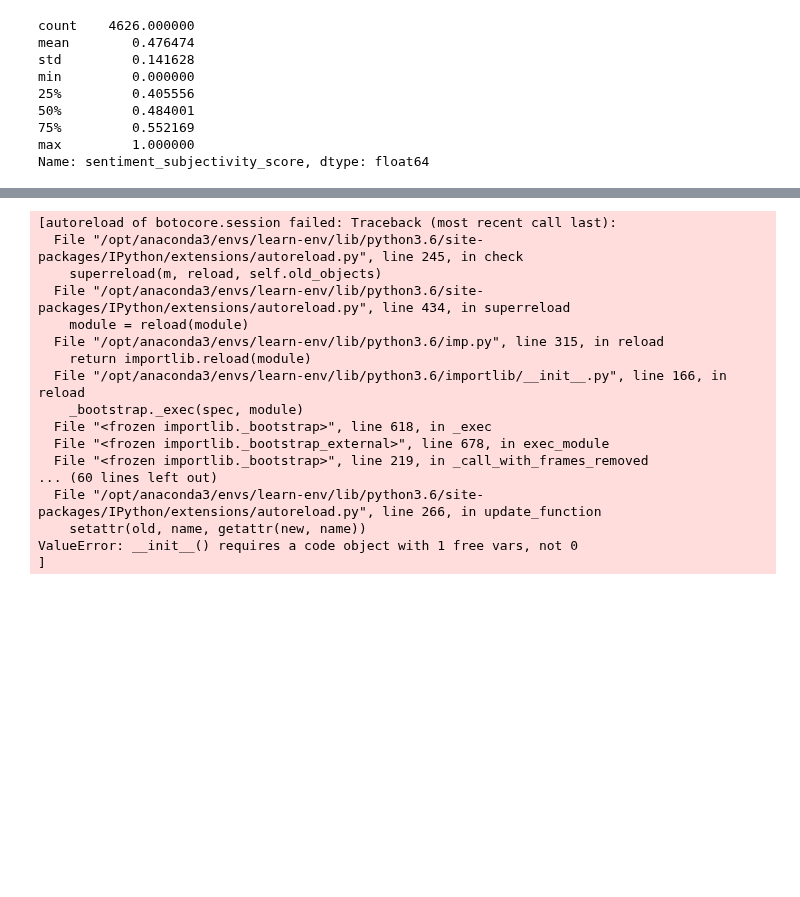
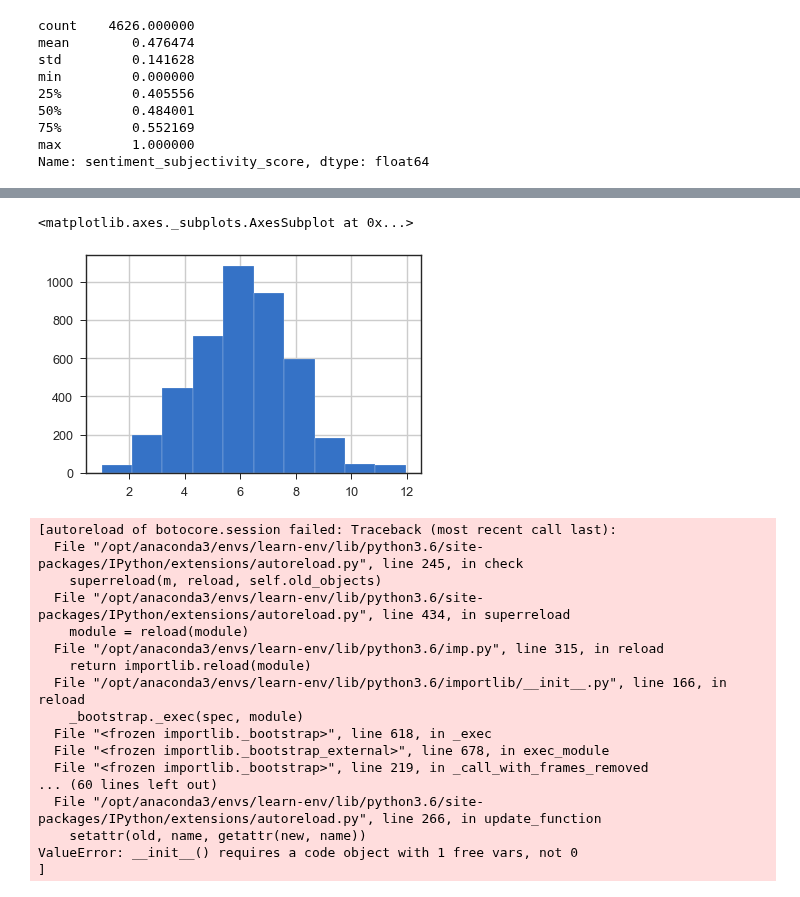
Before and after one commit to p-szymo/poetry_genre_classifier, a Jupyter notebook: 05_recommendation_system.ipynb, the cells around one changed output, grey strips where cells are left out. Cells and saved outputs as stored; diff of their text form; code cells hidden in the pictures; blank space fills up the shorter version.

```diff
--- a/05_recommendation_system.ipynb
+++ b/05_recommendation_system.ipynb
@@ -94,0 +148,5 @@ df.reset_index(drop=True, inplace=True)
+# %%
+df[df.avg_len_line < 12].avg_len_line.hist()
+# %% [output]
+<matplotlib.axes._subplots.AxesSubplot at 0x...>
+[figure, added]
```
Also changed, not shown: parts of 14 cells of this notebook, 3 other files.
